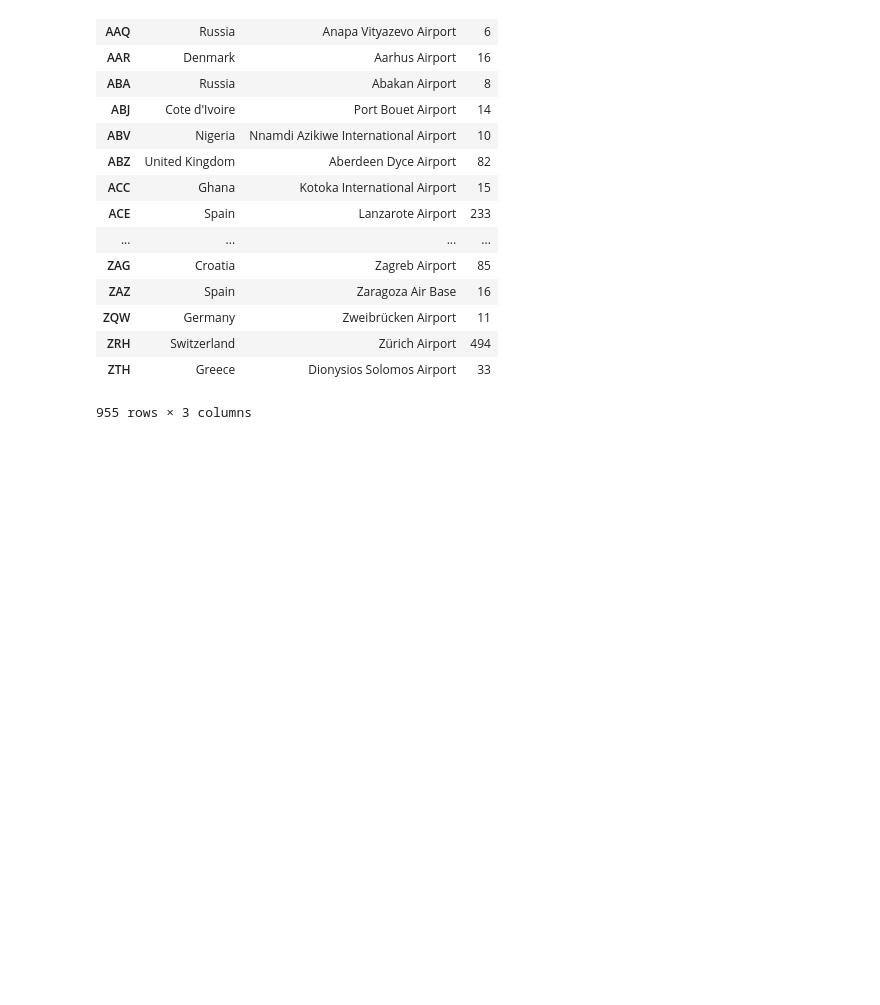
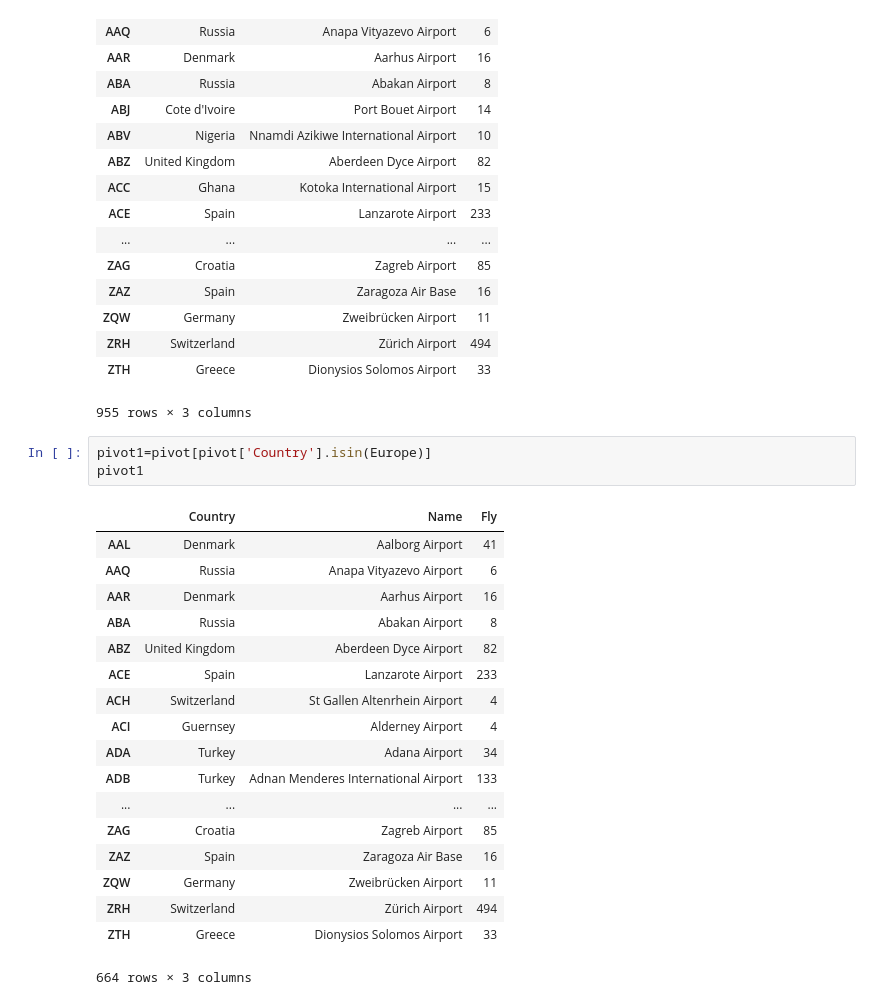
Before and after one commit to yanafedorchuk/PythonPractice, a Jupyter notebook: airportsDF.ipynb, the cells around one changed output. Drawn from its saved outputs; the diff is of its cells as text; blank space fills up the shorter version.

```diff
--- a/airportsDF.ipynb
+++ b/airportsDF.ipynb
@@ -199,3 +193,25 @@ pivot
 | ZRH | Switzerland | Zürich Airport | 494 |
 | ZTH | Greece | Dionysios Solomos Airport | 33 |
 955 rows × 3 columns
+# %%
+pivot1=pivot[pivot['Country'].isin(Europe)]
+pivot1
+# %% [output]
+|  | Country | Name | Fly |
+| AAL | Denmark | Aalborg Airport | 41 |
+| AAQ | Russia | Anapa Vityazevo Airport | 6 |
+| AAR | Denmark | Aarhus Airport | 16 |
+| ABA | Russia | Abakan Airport | 8 |
+| ABZ | United Kingdom | Aberdeen Dyce Airport | 82 |
+| ACE | Spain | Lanzarote Airport | 233 |
+| ACH | Switzerland | St Gallen Altenrhein Airport | 4 |
+| ACI | Guernsey | Alderney Airport | 4 |
+| ADA | Turkey | Adana Airport | 34 |
+| ADB | Turkey | Adnan Menderes International Airport | 133 |
+| ... | ... | ... | ... |
+| ZAG | Croatia | Zagreb Airport | 85 |
+| ZAZ | Spain | Zaragoza Air Base | 16 |
+| ZQW | Germany | Zweibrücken Airport | 11 |
+| ZRH | Switzerland | Zürich Airport | 494 |
+| ZTH | Greece | Dionysios Solomos Airport | 33 |
+664 rows × 3 columns
```
Also changed, not shown: parts of 2 cells of this notebook.
